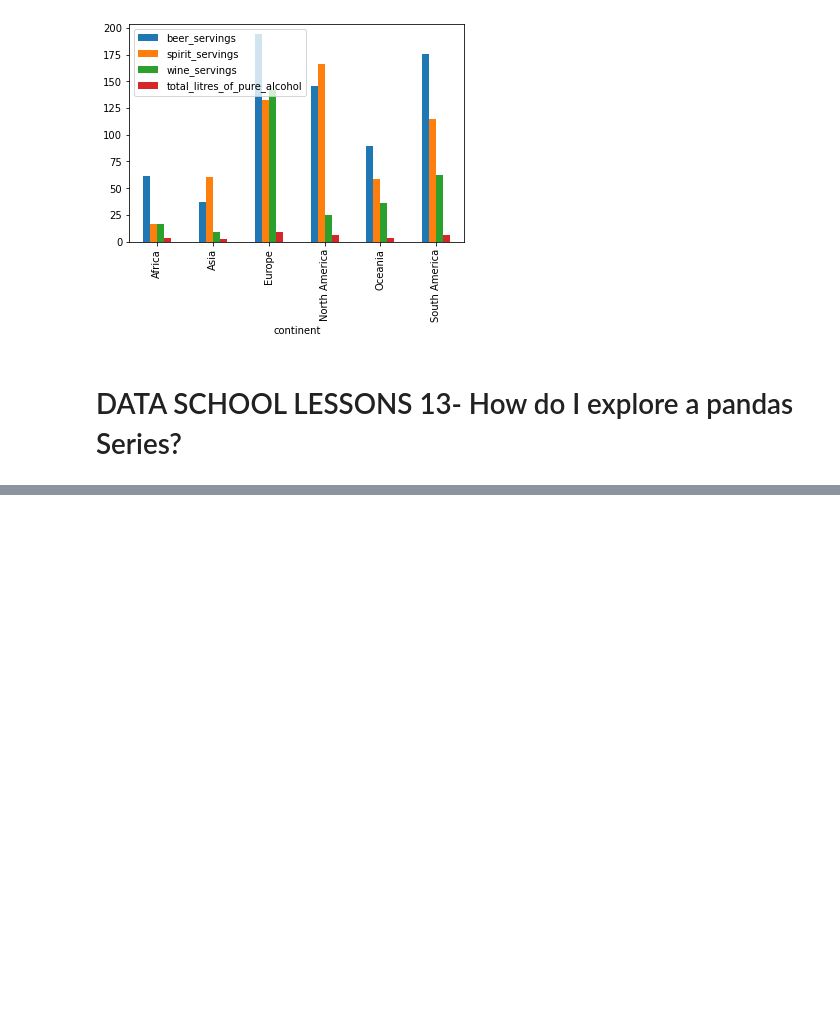
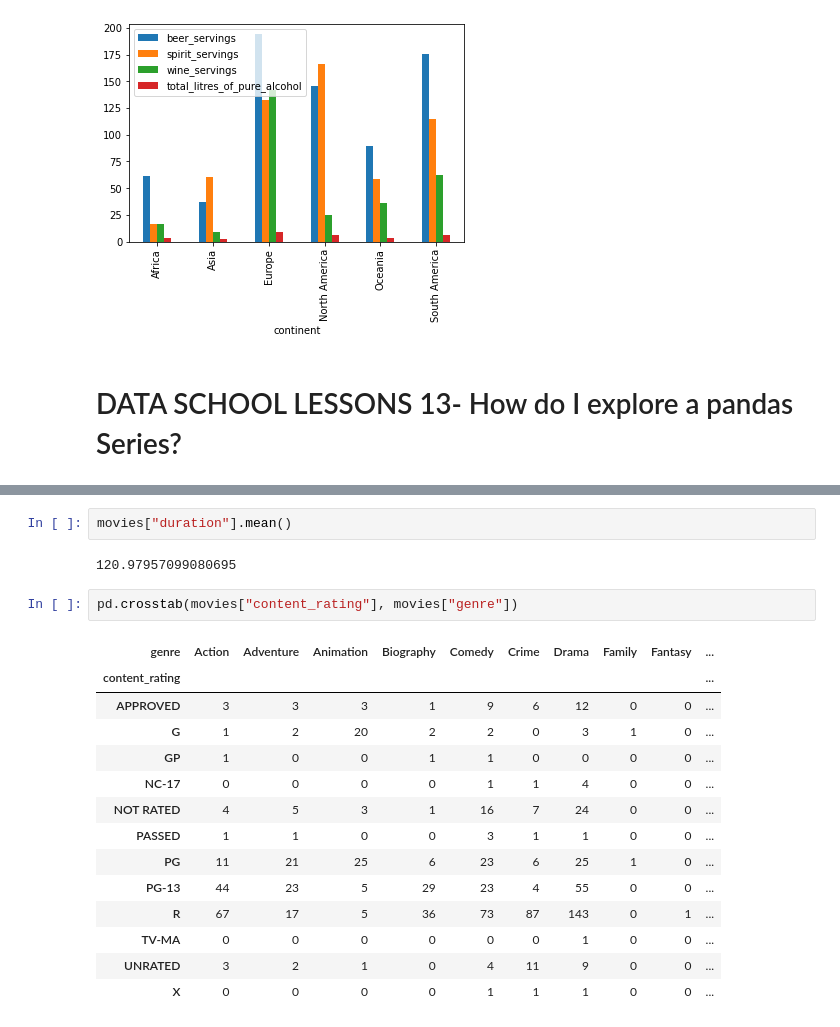
Before and after one commit to 123nikolaygogol/DATA-SCHOOL-PANDAS, a Jupyter notebook: DATA SCHOOL-PANDAS.ipynb, the cells around one changed output, grey strips where cells are left out. Cells and saved outputs as stored; diff of their text form; blank space fills up the shorter version.

```diff
--- a/DATA SCHOOL-PANDAS.ipynb
+++ b/DATA SCHOOL-PANDAS.ipynb
@@ -1036,0 +1177,21 @@ drinks.groupby(["continent"]).mean().plot(kind = "bar")
+# %%
+movies["duration"].mean()
+# %% [output]
+120.97957099080695
+# %%
+pd.crosstab(movies["content_rating"], movies["genre"])
+# %% [output]
+| genre | Action | Adventure | Animation | Biography | Comedy | Crime | Drama | Family | Fantasy | ... |
+| content_rating |  |  |  |  |  |  |  |  |  | ... |
+| APPROVED | 3 | 3 | 3 | 1 | 9 | 6 | 12 | 0 | 0 | ... |
+| G | 1 | 2 | 20 | 2 | 2 | 0 | 3 | 1 | 0 | ... |
+| GP | 1 | 0 | 0 | 1 | 1 | 0 | 0 | 0 | 0 | ... |
+| NC-17 | 0 | 0 | 0 | 0 | 1 | 1 | 4 | 0 | 0 | ... |
+| NOT RATED | 4 | 5 | 3 | 1 | 16 | 7 | 24 | 0 | 0 | ... |
+| PASSED | 1 | 1 | 0 | 0 | 3 | 1 | 1 | 0 | 0 | ... |
+| PG | 11 | 21 | 25 | 6 | 23 | 6 | 25 | 1 | 0 | ... |
+| PG-13 | 44 | 23 | 5 | 29 | 23 | 4 | 55 | 0 | 0 | ... |
+| R | 67 | 17 | 5 | 36 | 73 | 87 | 143 | 0 | 1 | ... |
+| TV-MA | 0 | 0 | 0 | 0 | 0 | 0 | 1 | 0 | 0 | ... |
+| UNRATED | 3 | 2 | 1 | 0 | 4 | 11 | 9 | 0 | 0 | ... |
+| X | 0 | 0 | 0 | 0 | 1 | 1 | 1 | 0 | 0 | ... |
```
Also changed, not shown: parts of 54 cells of this notebook.
